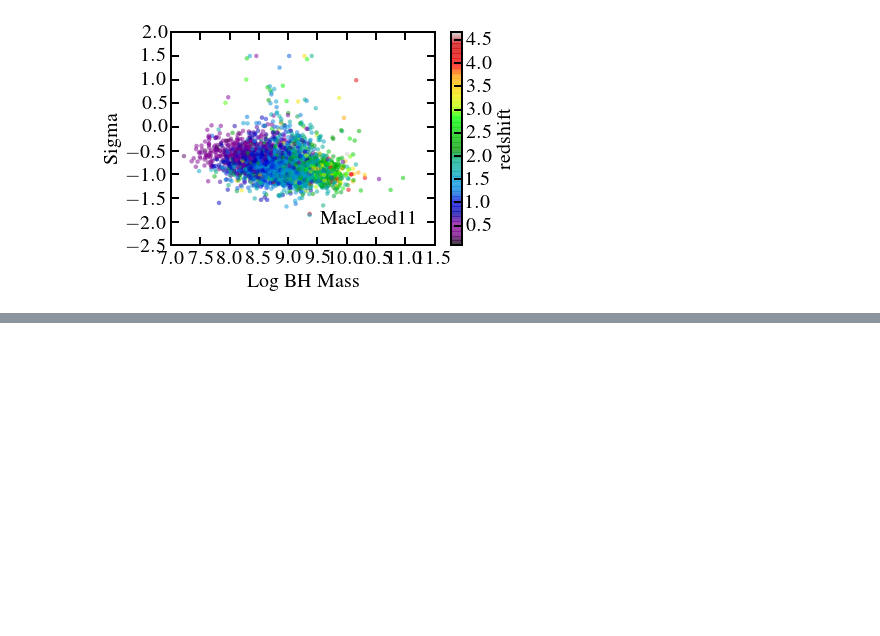
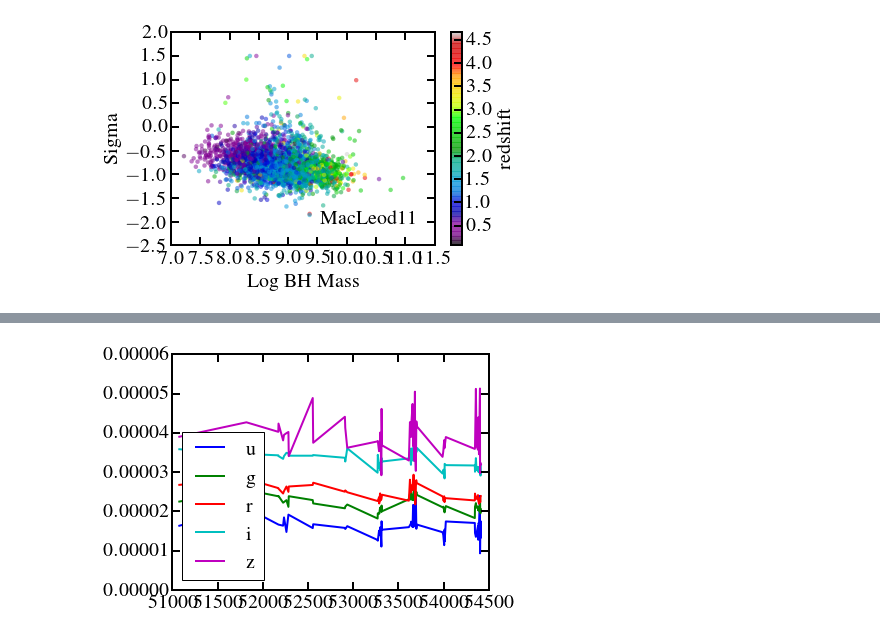
Before and after one commit to jmoreno28/QSO_S82_DRW_vs_DHO, a Jupyter notebook: PreviewLightcurvefiles.ipynb, the cells around one changed output, grey strips where cells are left out. Drawn from its saved outputs; the diff is of its cells as text; code cells hidden in the pictures; blank space fills up the shorter version.

```diff
--- a/PreviewLightcurvefiles.ipynb
+++ b/PreviewLightcurvefiles.ipynb
@@ -123,0 +149,4 @@ plt.tight_layout()
+# %%
+previewBands(test, labels=True)
+# %% [output]
+[figure, added]
```
Also changed, not shown: parts of 4 cells of this notebook.
